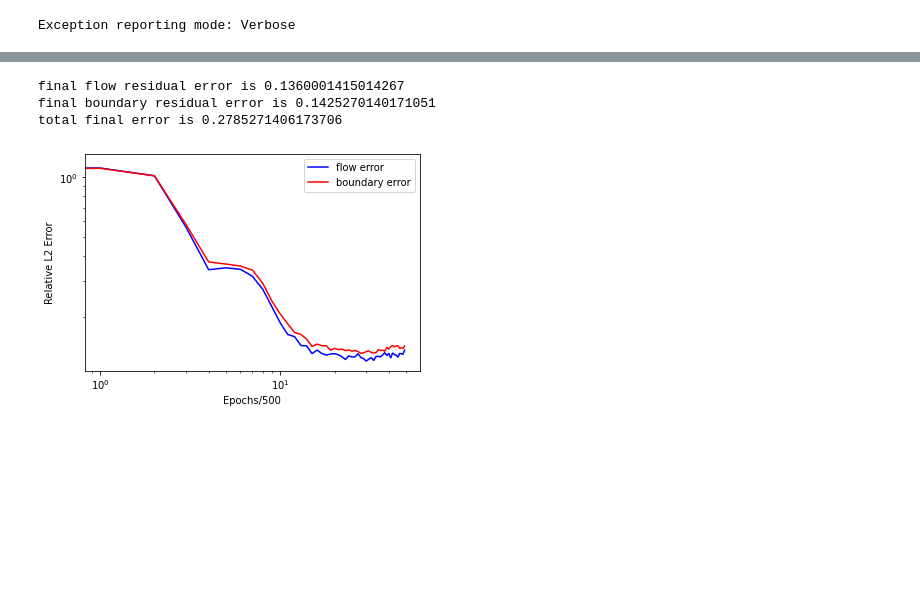
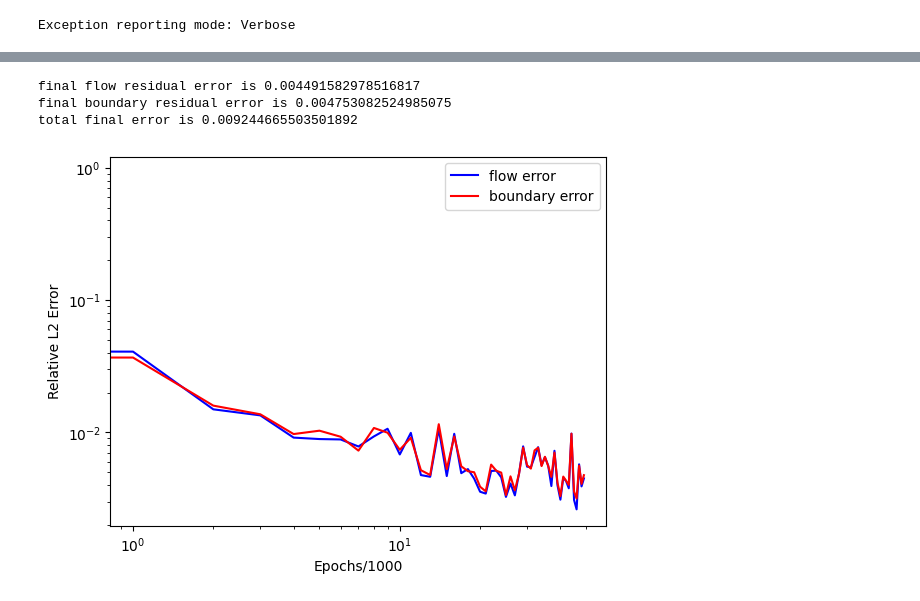
Before and after one commit to mekhanikaladvantage/vneural-pdes, a Jupyter notebook: DeepRitz_Jax_10D_poisson.ipynb, the cells around one changed output, grey strips where cells are left out. Cells and saved outputs as stored; diff of their text form; code cells hidden in the pictures; blank space fills up the shorter version.

Commit message:
Finalized code for 10d exp

```diff
--- a/DeepRitz_Jax_10D_poisson.ipynb
+++ b/DeepRitz_Jax_10D_poisson.ipynb
@@ -316,9 +298,6 @@ def flow_loss_fn(params:list,x:DeviceArray) -> np.float32:
   The scalar output of the model necessary for autograd to work.
   '''
   dudx = grad(model,argnums=1)(params,x) # compute gradient wrt sample
-  # print(f'shape of gradient is {dudx.shape}')
-  # print(f'gradient is {dudx}')
-  # print(f'gradient squared is {dudx*dudx}')
   return 0.5*(jnp.sum(dudx*dudx)) #since f = 0
 
 flow_loss_vector = vmap(flow_loss_fn,in_axes=(None,0))
@@ -334,7 +313,6 @@ def pinn_loss(params,batch:DeviceArray) -> np.float32:
 
 
 def loss_fn(params:list,key:KeyArray) -> np.float32:
-# def loss_fn(params:list,interior_sample,boundary_sample):
   '''
   this function samples data and calculates the loss.
   Please note that this function MUST be differentiable.
@@ -347,19 +325,17 @@ def loss_fn(params:list,key:KeyArray) -> np.float32:
   boundary_sample = get_boundary_batch(hypers["boundary size"],keys[1])
 
   #calculate flow loss if using Deep Ritz loss
-  # flow_output = flow_loss_vector(params,interior_sample)
-  # flow_loss = jnp.mean(flow_output)
+  flow_output = flow_loss_vector(params,interior_sample)
+  flow_loss = jnp.mean(flow_output)
 
   # PINN loss, if using
-  flow_loss = pinn_loss(params,interior_sample)
+  # flow_loss = pinn_loss(params,interior_sample)
 
 
   #calculate boundary loss
-  # bdy_loss = beta*jnp.mean(batched_model(params,boundary_sample)*batched_model(params,boundary_sample))
   bdy_output = batched_model(params,boundary_sample)
   exact_output = exact_vector(boundary_sample)
   bdy_diff = exact_output - bdy_output
-  # print(f'bdy_diff is {bdy_diff}')
   bdy_loss = hypers["beta"]*jnp.mean(bdy_diff*bdy_diff)
 
   return jnp.add(flow_loss,bdy_loss)
@@ -372,7 +348,6 @@ def update(params:list,opt_state:OptState,key:KeyArray):
   '''
 
   loss,grads = value_and_grad(loss_fn,argnums=0)(params,key)
-  # loss,grads = value_and_grad(loss_fn,argnums=0)(params,interior_sample,boundary_sample)
 
   updates,opt_state = optimizer.update(grads,opt_state,params)
   params = optax.apply_updates(params,updates)
@@ -395,7 +370,7 @@ Training Loop
 ===========
 # %%
 #reset key
-key, train_key = random.split(random.PRNGKey(25))
+key, train_key = random.split(random.PRNGKey(5))
 params = init_network_params(layer_sizes,train_key)
 
 # %xmode context
@@ -569,33 +535,34 @@ Total loss is 145.18942260742188
 ... (16 outputs left out)
 # %%
 plt.clf()
-# plt.loglog(flow_residuals,'b',label="flow error")
-# plt.loglog(bdy_residuals,'r',label = 'boundary error')
-# plt.legend()
-# plt.xlabel("Epochs/1000")
-# plt.ylabel("Relative L2 Error")
-# # plt.show()
-# plt.savefig("10D-ff-pinn-error.png")
+plt.loglog(flow_residuals,'b',label="flow error")
+plt.loglog(bdy_residuals,'r',label = 'boundary error')
+plt.legend()
+plt.xlabel("Epochs/1000")
+plt.ylabel("Relative L2 Error")
 
-fig,axs = plt.subplots(nrows=1,ncols=2)
-axs[0].loglog(flow_residuals,'b')
-axs[0].loglog(bdy_residuals,'r')
-axs[0].set_title("Relative L2 error")
-axs[0].xlabel("Epochs/1000")
-axs[0]
-axs[1].loglog(training_losses)
-      # axs[1].loglog(,'r')
-axs[1].set_title("Loss")
-plt.show()
+plt.savefig("10D-ff-pinn-error.png")
+# plt.show()
+
+# fig,axs = plt.subplots(nrows=1,ncols=2)
+# axs[0].loglog(flow_residuals,'b')
+# axs[0].loglog(bdy_residuals,'r')
+# axs[0].set_title("Relative L2 error")
+# axs[0].set_xlabel("Epochs/1000")
+# axs[0]
+# axs[1].loglog(training_losses)
+#       # axs[1].loglog(,'r')
+# axs[1].set_title("Loss")
+# plt.show()
 
 print(f'final flow residual error is {flow_residuals[-1]}')
 print(f'final boundary residual error is {bdy_residuals[-1]}')
 print(f'total final error is {jnp.add(flow_residuals[-1],bdy_residuals[-1])}')
 # %% [output]
-final flow residual error is 0.1360001415014267
-final boundary residual error is 0.1425270140171051
-total final error is 0.2785271406173706
+final flow residual error is 0.004491582978516817
+final boundary residual error is 0.004753082524985075
+total final error is 0.009244665503501892
-[figure, old version]
+[figure, new version]
 # %%
 plt.clf()
 plt.loglog(training_losses)
```
Also changed, not shown: parts of 8 cells of this notebook.
